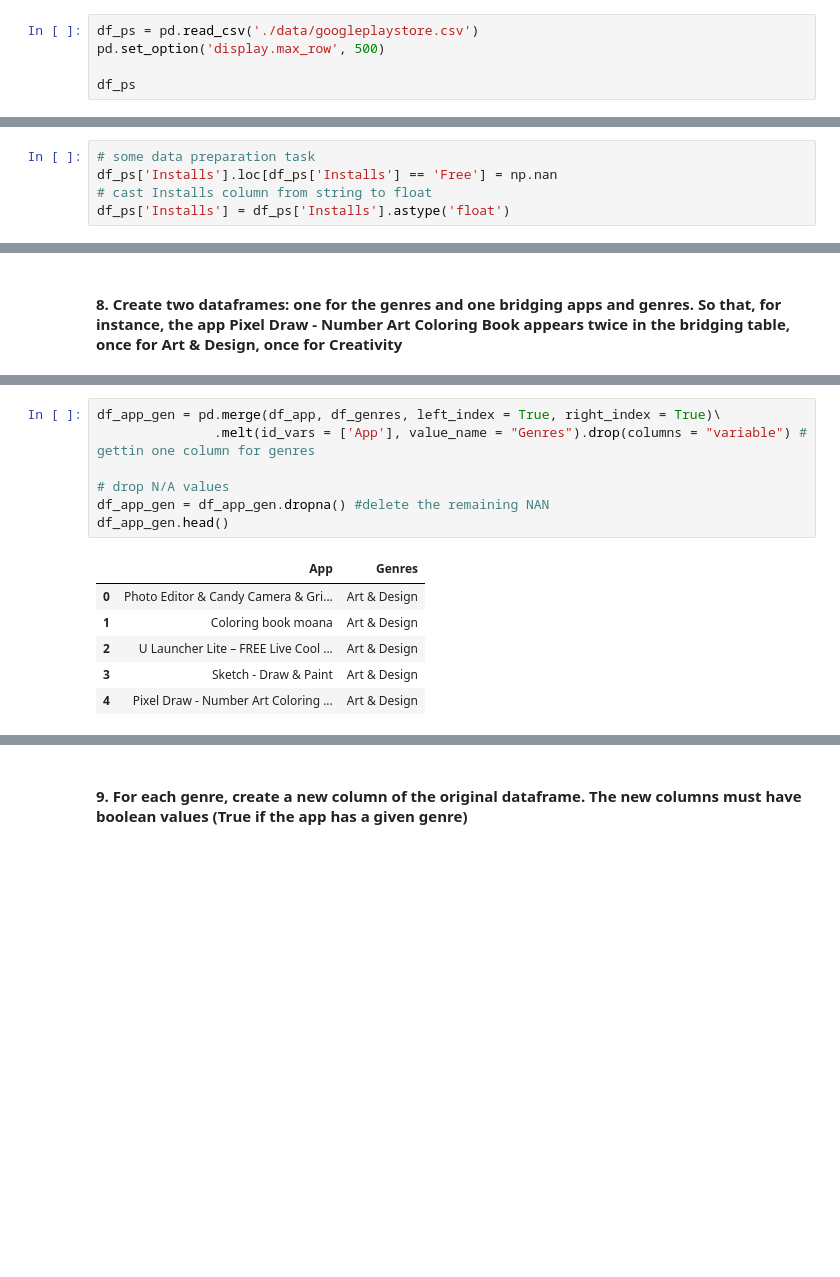
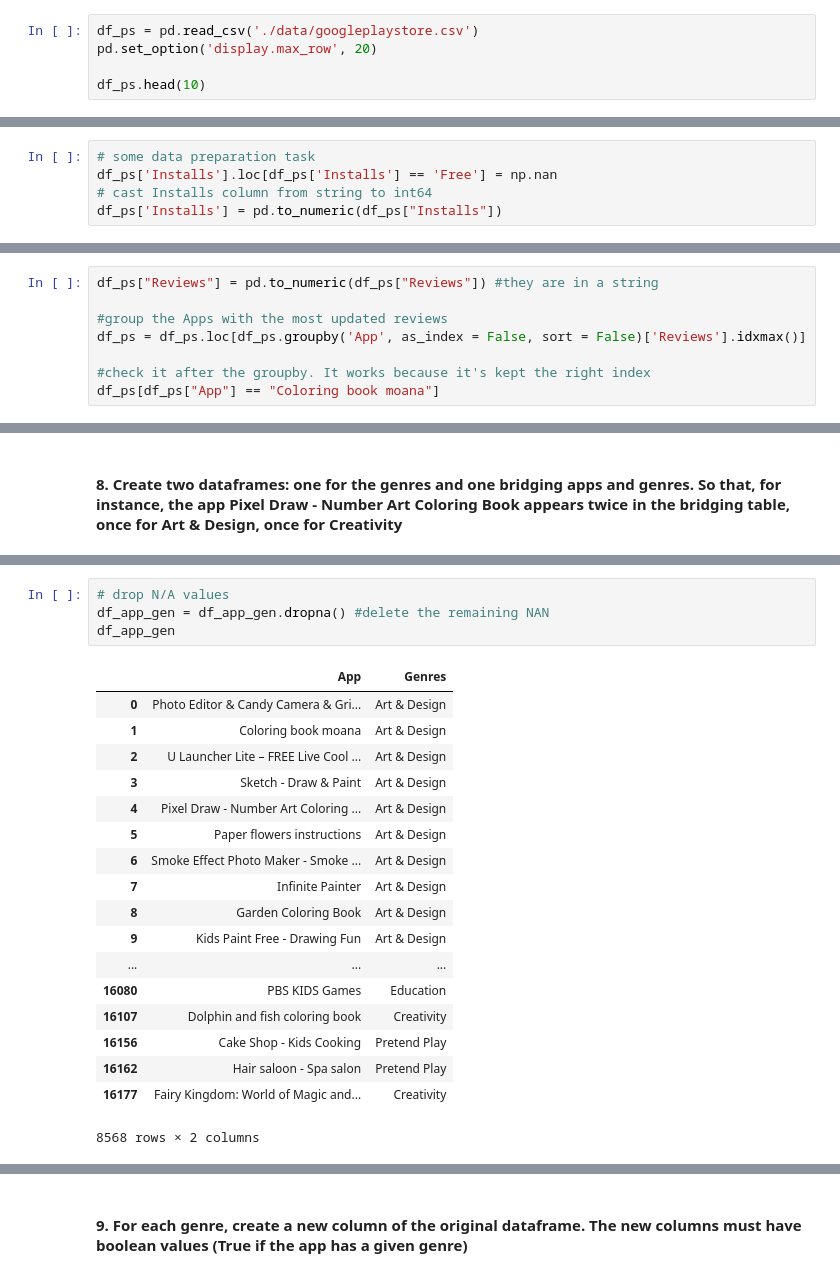
Before and after one commit to danieleciciani96/FCS, a Jupyter notebook: FCS.ipynb, the cells around one changed output, grey strips where cells are left out. Drawn from its saved outputs; the diff is of its cells as text; blank space fills up the shorter version.

Commit message:
review ex 12

```diff
--- a/FCS.ipynb
+++ b/FCS.ipynb
@@ -4,9 +4,9 @@ import numpy as np
 import re
 # %%
 df_ps = pd.read_csv('./data/googleplaystore.csv')
-pd.set_option('display.max_row', 500)
+pd.set_option('display.max_row', 20)
 
-df_ps
+df_ps.head(10)
 # %% [output]
 |  | App | Category | Rating | Reviews | Size | Installs | Type | Price | Content Rating | Genres | ... |
 | 0 | Photo Editor & Candy Camera & Gri... | ART_AND_DESIGN | 4.1 | 159 | 19M | 10,000+ | Free | 0 | Everyone | Art & Design | ... |
@@ -182,5 +221,5 @@ df_ps["Installs"].replace("\+|,", value = "", regex = True, inplace = True) # re
 # %%
 # some data preparation task
 df_ps['Installs'].loc[df_ps['Installs'] == 'Free'] = np.nan
-# cast Installs column from string to float
-df_ps['Installs'] = df_ps['Installs'].astype('float')
+# cast Installs column from string to int64
+df_ps['Installs'] = pd.to_numeric(df_ps["Installs"])
@@ -244,0 +295,8 @@ df_ps.shape
+# %%
+df_ps["Reviews"] = pd.to_numeric(df_ps["Reviews"]) #they are in a string
+
+#group the Apps with the most updated reviews
+df_ps = df_ps.loc[df_ps.groupby('App', as_index = False, sort = False)['Reviews'].idxmax()]
+
+#check it after the groupby. It works because it's kept the right index
+df_ps[df_ps["App"] == "Coloring book moana"]
@@ -370,14 +459,23 @@ df_genres.head()
 # %%
-df_app_gen = pd.merge(df_app, df_genres, left_index = True, right_index = True)\
-               .melt(id_vars = ['App'], value_name = "Genres").drop(columns = "variable") # gettin one column for genres
-
 # drop N/A values
 df_app_gen = df_app_gen.dropna() #delete the remaining NAN
-df_app_gen.head()
+df_app_gen
 # %% [output]
 |  | App | Genres |
 | 0 | Photo Editor & Candy Camera & Gri... | Art & Design |
 | 1 | Coloring book moana | Art & Design |
 | 2 | U Launcher Lite – FREE Live Cool ... | Art & Design |
 | 3 | Sketch - Draw & Paint | Art & Design |
 | 4 | Pixel Draw - Number Art Coloring ... | Art & Design |
+| 5 | Paper flowers instructions | Art & Design |
+| 6 | Smoke Effect Photo Maker - Smoke ... | Art & Design |
+| 7 | Infinite Painter | Art & Design |
+| 8 | Garden Coloring Book | Art & Design |
+| 9 | Kids Paint Free - Drawing Fun | Art & Design |
+| ... | ... | ... |
+| 16080 | PBS KIDS Games | Education |
+| 16107 | Dolphin and fish coloring book | Creativity |
+| 16156 | Cake Shop - Kids Cooking | Pretend Play |
+| 16162 | Hair saloon - Spa salon | Pretend Play |
+| 16177 | Fairy Kingdom: World of Magic and... | Creativity |
+8568 rows × 2 columns
```
Also changed, not shown: parts of 52 cells of this notebook.
